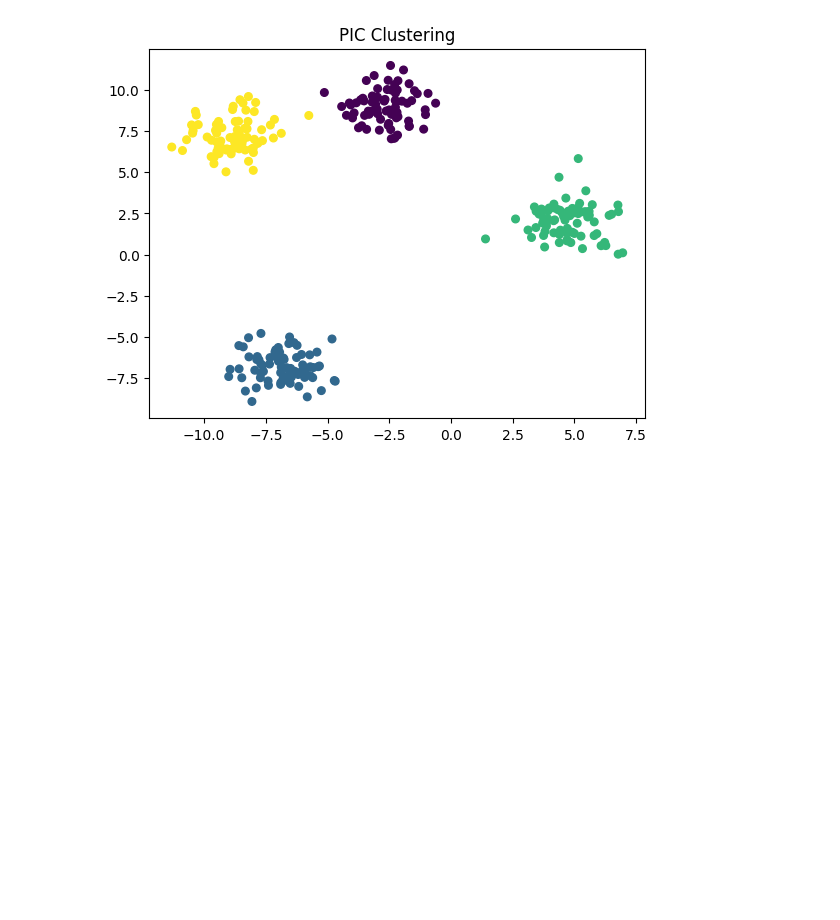
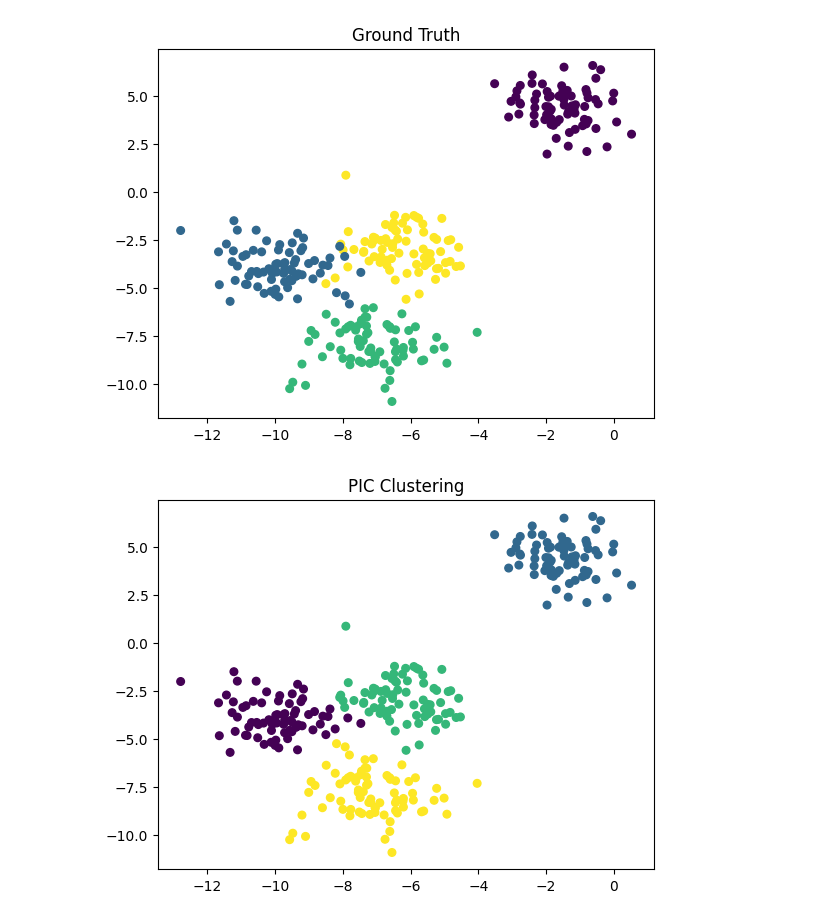
Before and after one commit to brunosangom/mai-url, a Jupyter notebook: Coursework1/src/main.ipynb, the cells around one changed output. Drawn from its saved outputs; the diff is of its cells as text; code cells hidden in the pictures; blank space fills up the shorter version.

```diff
--- a/Coursework1/src/main.ipynb
+++ b/Coursework1/src/main.ipynb
@@ -5,11 +8,18 @@ from picc import PICClustering
 # %%
 # Generate synthetic data.
-X, _ = make_blobs(n_samples=300, centers=4, random_state=42)
-pic = PICClustering(n_clusters=4, k=10, a=0.95, z=0.01)
-labels = pic.fit_predict(X)
+n_samples = 300
+n_clusters = 4
+blobs, y_true = make_blobs(n_samples=n_samples, centers=n_clusters, random_state=1)
+pic = PIC(n_clusters=n_clusters, k=20, a=0.95, z=0.01)
+y_pred_pic = pic.fit_predict(blobs)
 
-plt.scatter(X[:, 0], X[:, 1], c=labels, cmap='viridis', s=30)
+plt.scatter(blobs[:, 0], blobs[:, 1], c=y_true, cmap='viridis', s=30)
+plt.title("Ground Truth")
+plt.show()
+
+plt.scatter(blobs[:, 0], blobs[:, 1], c=y_pred_pic, cmap='viridis', s=30)
 plt.title("PIC Clustering")
 plt.show()
 # %% [output]
-[figure, old version]
+[figure, new version]
+[figure, added]
```
Also changed, not shown: parts of 3 cells of this notebook, 4 other files.
